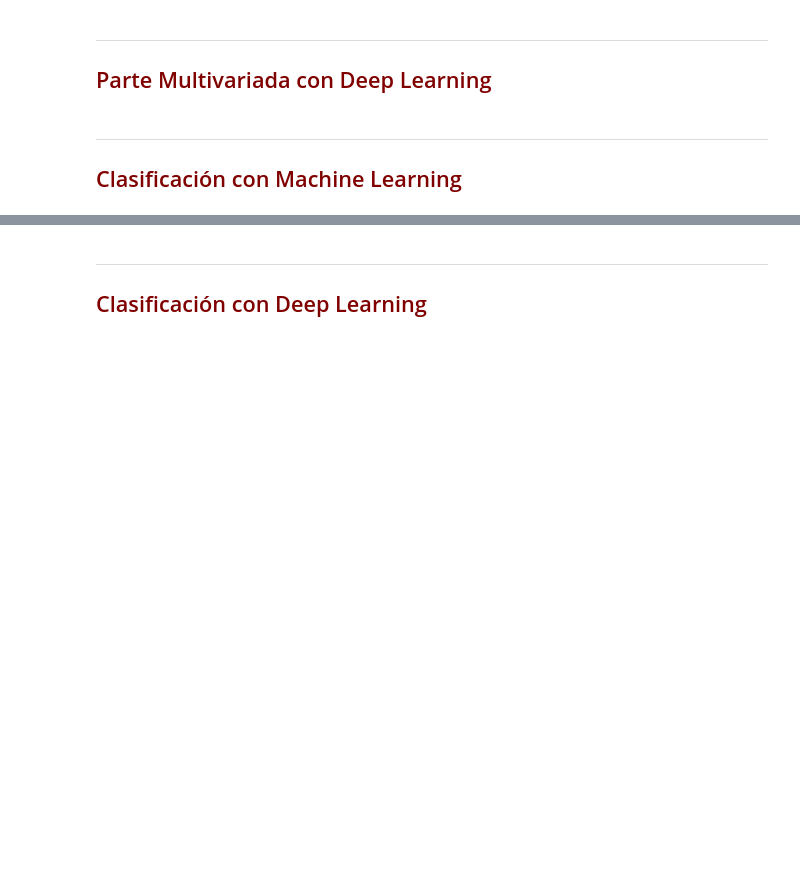
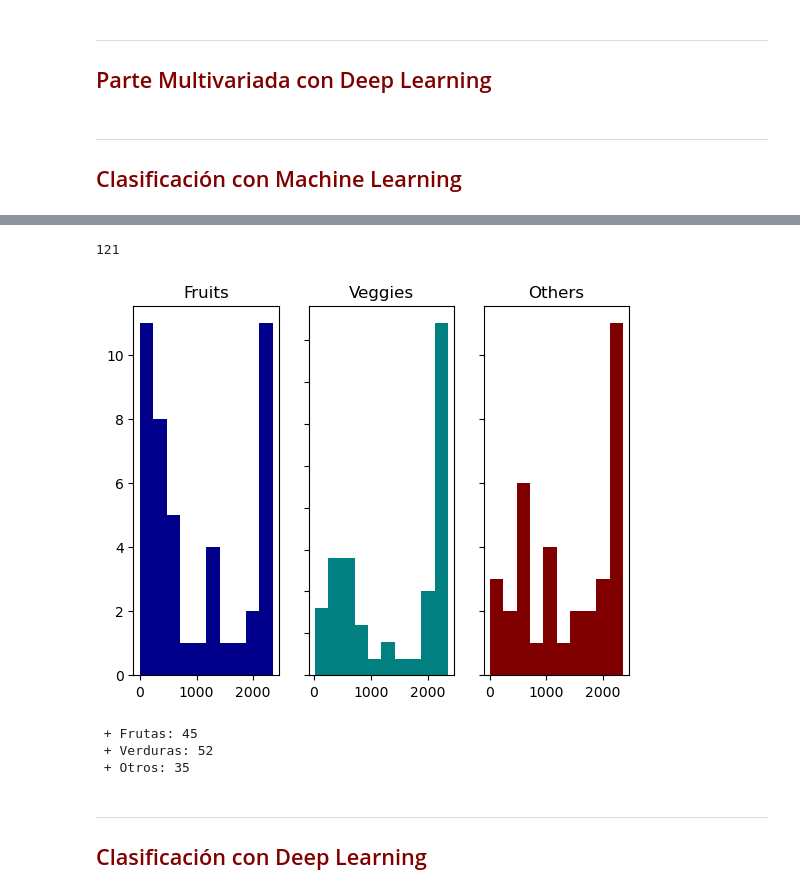
Before and after one commit to paucardenasg/Proyecto_MNLP, a Jupyter notebook: Proyecto_Final.ipynb, the cells around one changed output, grey strips where cells are left out. Drawn from its saved outputs; the diff is of its cells as text; code cells hidden in the pictures; blank space fills up the shorter version.

```diff
--- a/Proyecto_Final.ipynb
+++ b/Proyecto_Final.ipynb
@@ -1235,0 +1285,4 @@ ___
+# %%
+# Eliminar las columnas que no importan para el problema
+data = data.drop(['Mínimo', 'Máximo', 'Clase', 'Inflacion', 'Precio_Dolar', 'Desempleo'], axis=1)
+data.head()
@@ -1236,3 +1297,50 @@ ___
+# %%
+products_ts = {}
+for prod in data['Producto'].unique():
+    products_ts[prod] = [np.array(data.loc[data.Producto==prod]['Promedio']), data.loc[data.Producto==prod]['y'][0]]
+# %%
+# Ver las diferentes longitudes de las series de tiempo
+lens = []
+for values in products_ts.values():
+    lens.append(len(values[0]))
+
+print(len(set(lens)))
+# %% [output]
+121
+# %%
+# Contabilizar productos por categoría y obtener la longitud de su serie de tiempo
+fruit_data = []
+vegg_data = []
+other_data = []
+
+for values in products_ts.values():
+    if values[1] == '2':
+        vegg_data.append(len(values[0]))
+    elif values[1] == '1':
+        fruit_data.append(len(values[0]))
+    else:
+        other_data.append(len(values[0]))
+
+# Visualizar la distribución de las longitudes de las series de tiempo según su categoría
+fig, axs = plt.subplots(1, 3)
+axs[0].hist(fruit_data, color='darkblue')
+axs[0].set_title('Fruits')
+axs[1].hist(vegg_data, color='teal')
+axs[1].set_title('Veggies')
+axs[2].hist(other_data, color='maroon')
+axs[2].set_title('Others')
+for ax in axs.flat:
+    ax.label_outer()
+plt.show()
+# %% [output]
+[figure, added]
+# %%
+# Series por categoría
+print(f' + Frutas: {len(fruit_data)} \n + Verduras: {len(vegg_data)} \n + Otros: {len(other_data)}')
+# %% [output]
+ + Frutas: 45
+ + Verduras: 52
+ + Otros: 35
 # %% [markdown]
 ___
 ## <font color='maroon'> Clasificación con Deep Learning </font>
```
Also changed, not shown: parts of 9 cells of this notebook.
